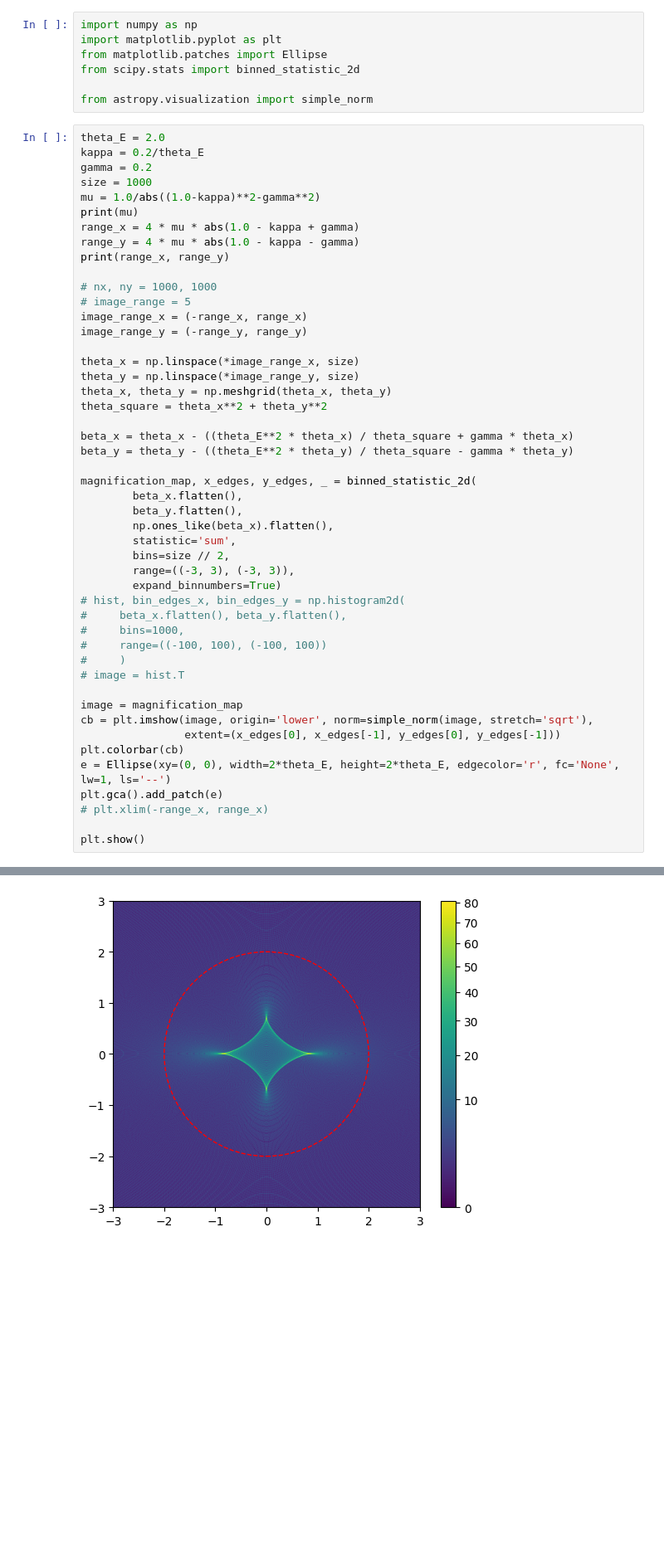
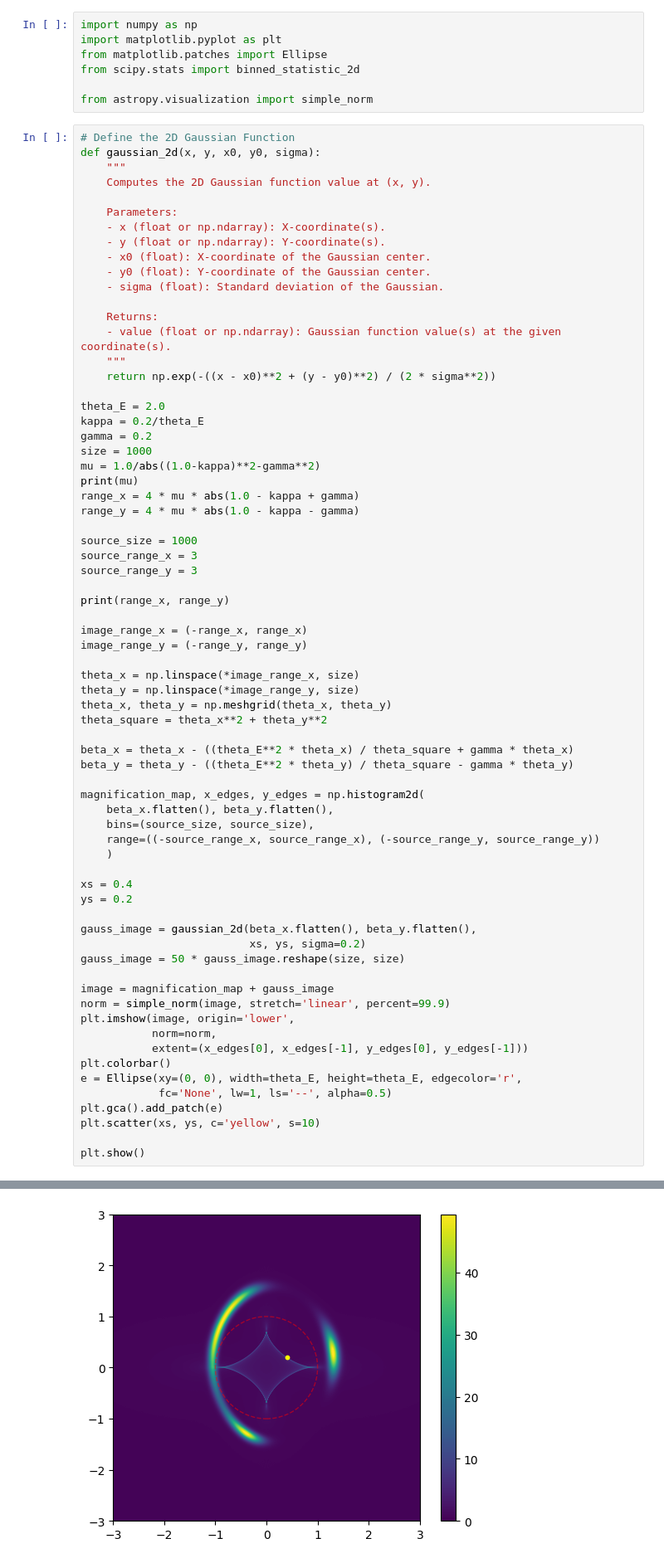
Before and after one commit to AlexeySergeyev/skymapper_glq, a Jupyter notebook: caustic/caustic3.ipynb, the cells around one changed output, grey strips where cells are left out. Shown at 83% size. Saved outputs shown, nothing was run; the diff lists cells and outputs as text; blank space fills up the shorter version.

```diff
--- a/caustic/caustic3.ipynb
+++ b/caustic/caustic3.ipynb
@@ -6,54 +6,75 @@ from scipy.stats import binned_statistic_2d
 
 from astropy.visualization import simple_norm
 # %%
+# Define the 2D Gaussian Function
+def gaussian_2d(x, y, x0, y0, sigma):
+    """
+    Computes the 2D Gaussian function value at (x, y).
+
+    Parameters:
+    - x (float or np.ndarray): X-coordinate(s).
+    - y (float or np.ndarray): Y-coordinate(s).
+    - x0 (float): X-coordinate of the Gaussian center.
+    - y0 (float): Y-coordinate of the Gaussian center.
+    - sigma (float): Standard deviation of the Gaussian.
+
+    Returns:
+    - value (float or np.ndarray): Gaussian function value(s) at the given coordinate(s).
+    """
+    return np.exp(-((x - x0)**2 + (y - y0)**2) / (2 * sigma**2))
+
 theta_E = 2.0
 kappa = 0.2/theta_E
 gamma = 0.2
 size = 1000
 mu = 1.0/abs((1.0-kappa)**2-gamma**2)
 print(mu)
 range_x = 4 * mu * abs(1.0 - kappa + gamma)
 range_y = 4 * mu * abs(1.0 - kappa - gamma)
+
+source_size = 1000
+source_range_x = 3
+source_range_y = 3
+
 print(range_x, range_y)
 
-# nx, ny = 1000, 1000
-# image_range = 5
 image_range_x = (-range_x, range_x)
 image_range_y = (-range_y, range_y)
 
 theta_x = np.linspace(*image_range_x, size)
 theta_y = np.linspace(*image_range_y, size)
 theta_x, theta_y = np.meshgrid(theta_x, theta_y)
 theta_square = theta_x**2 + theta_y**2
 
 beta_x = theta_x - ((theta_E**2 * theta_x) / theta_square + gamma * theta_x)
 beta_y = theta_y - ((theta_E**2 * theta_y) / theta_square - gamma * theta_y)
 
-magnification_map, x_edges, y_edges, _ = binned_statistic_2d(
-        beta_x.flatten(),
-        beta_y.flatten(),
-        np.ones_like(beta_x).flatten(),
-        statistic='sum',
-        bins=size // 2,
-        range=((-3, 3), (-3, 3)),
-        expand_binnumbers=True)
-# hist, bin_edges_x, bin_edges_y = np.histogram2d(
-#     beta_x.flatten(), beta_y.flatten(),
-#     bins=1000,
-#     range=((-100, 100), (-100, 100))
-#     )
-# image = hist.T
+magnification_map, x_edges, y_edges = np.histogram2d(
+    beta_x.flatten(), beta_y.flatten(),
+    bins=(source_size, source_size),
+    range=((-source_range_x, source_range_x), (-source_range_y, source_range_y))
+    )
 
-image = magnification_map
-cb = plt.imshow(image, origin='lower', norm=simple_norm(image, stretch='sqrt'),
-                extent=(x_edges[0], x_edges[-1], y_edges[0], y_edges[-1]))
-plt.colorbar(cb)
-e = Ellipse(xy=(0, 0), width=2*theta_E, height=2*theta_E, edgecolor='r', fc='None', lw=1, ls='--')
+xs = 0.4
+ys = 0.2
+
+gauss_image = gaussian_2d(beta_x.flatten(), beta_y.flatten(),
+                          xs, ys, sigma=0.2)
+gauss_image = 50 * gauss_image.reshape(size, size)
+
+image = magnification_map + gauss_image
+norm = simple_norm(image, stretch='linear', percent=99.9)
+plt.imshow(image, origin='lower',
+           norm=norm,
+           extent=(x_edges[0], x_edges[-1], y_edges[0], y_edges[-1]))
+plt.colorbar()
+e = Ellipse(xy=(0, 0), width=theta_E, height=theta_E, edgecolor='r',
+            fc='None', lw=1, ls='--', alpha=0.5)
 plt.gca().add_patch(e)
-# plt.xlim(-range_x, range_x)
+plt.scatter(xs, ys, c='yellow', s=10)
 
 plt.show()
 # %% [output]
 1.2987012987012987
 5.714285714285714 3.6363636363636362
-[figure, old version]
+[figure, new version]
```
Also changed, not shown: parts of 4 cells of this notebook, 1 other file.
